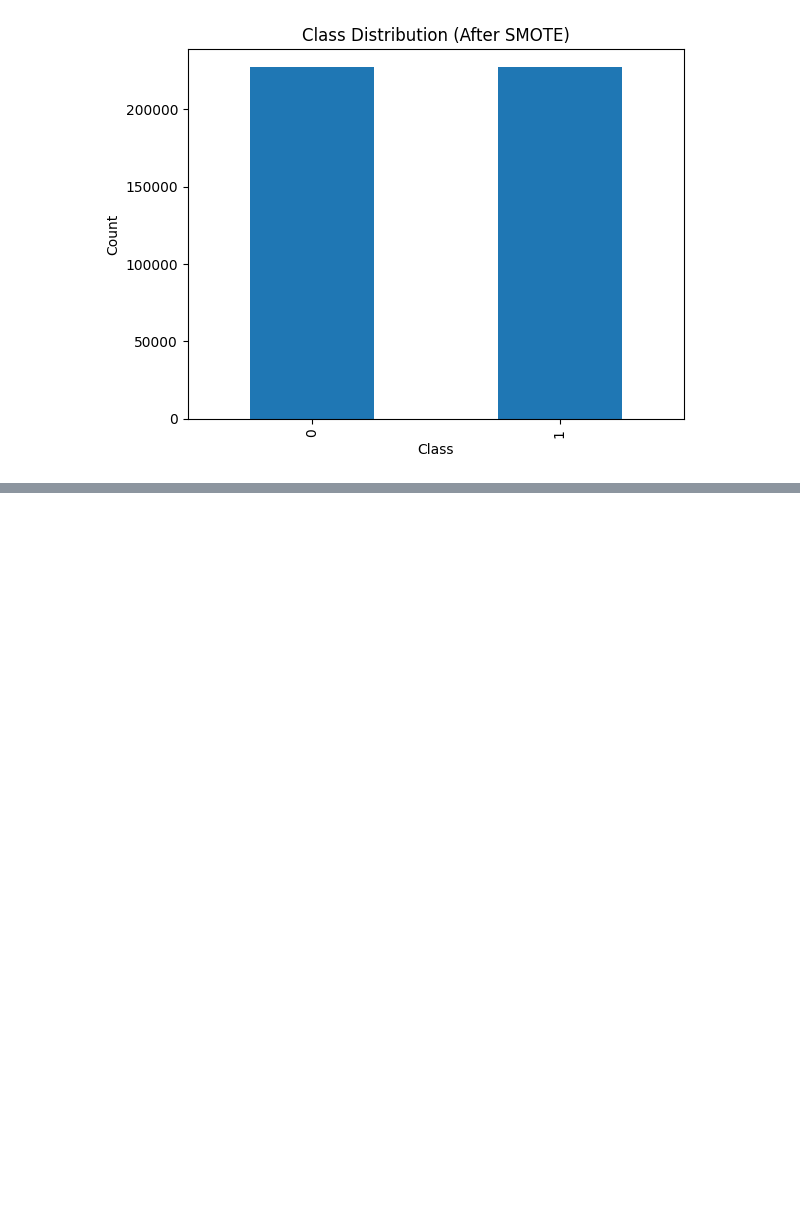
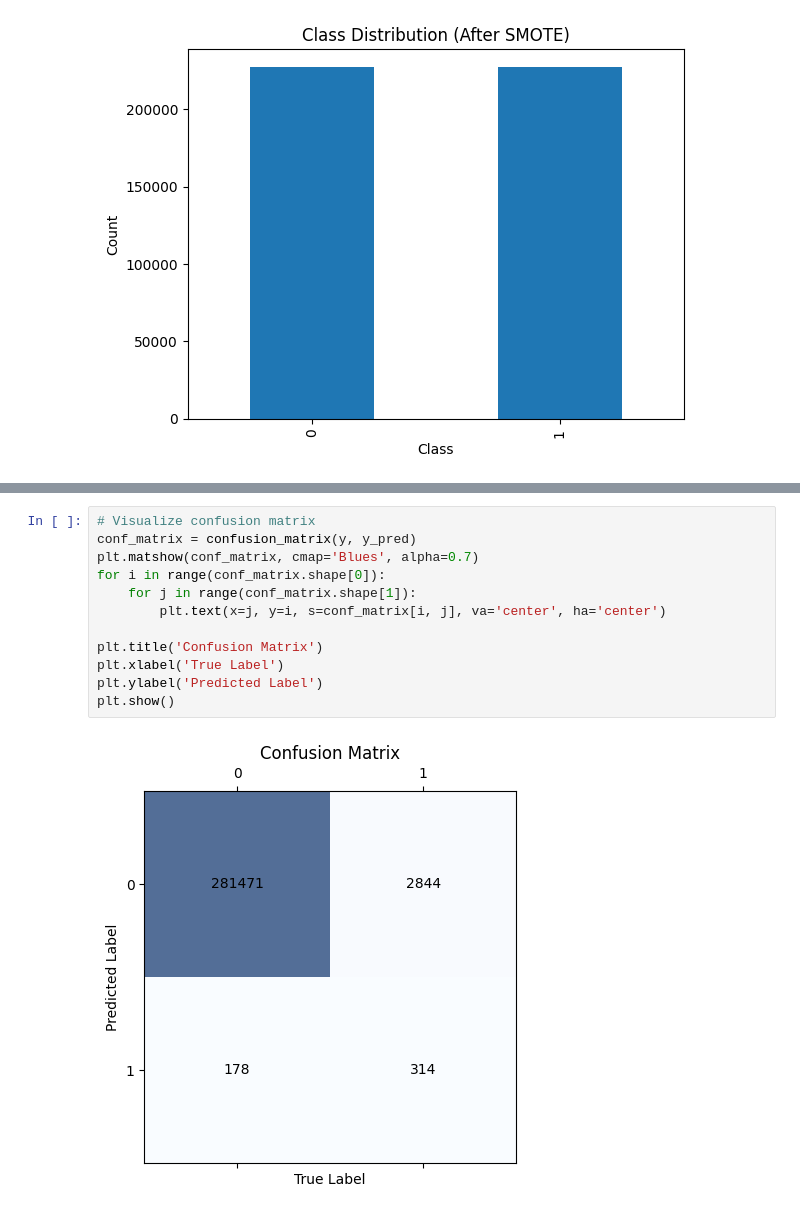
Before and after one commit to mf198/CM3070, a Jupyter notebook: code/CM3070.ipynb, the cells around one changed output, grey strips where cells are left out. Saved outputs shown, nothing was run; the diff lists cells and outputs as text; blank space fills up the shorter version.

```diff
--- a/code/CM3070.ipynb
+++ b/code/CM3070.ipynb
@@ -1012,0 +319,14 @@ However, the use of text analysis techniques was very interesting; I think the m
+# %%
+# Visualize confusion matrix
+conf_matrix = confusion_matrix(y, y_pred)
+plt.matshow(conf_matrix, cmap='Blues', alpha=0.7)
+for i in range(conf_matrix.shape[0]):
+    for j in range(conf_matrix.shape[1]):
+        plt.text(x=j, y=i, s=conf_matrix[i, j], va='center', ha='center')
+
+plt.title('Confusion Matrix')
+plt.xlabel('True Label')
+plt.ylabel('Predicted Label')
+plt.show()
+# %% [output]
+[figure, added]
```
Also changed, not shown: parts of 54 cells of this notebook, 1 other file.
